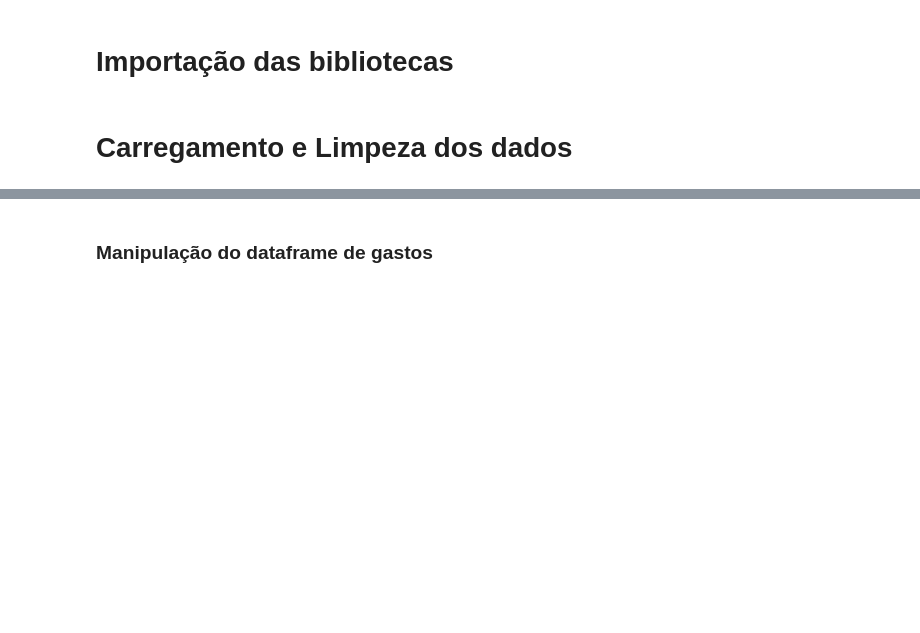
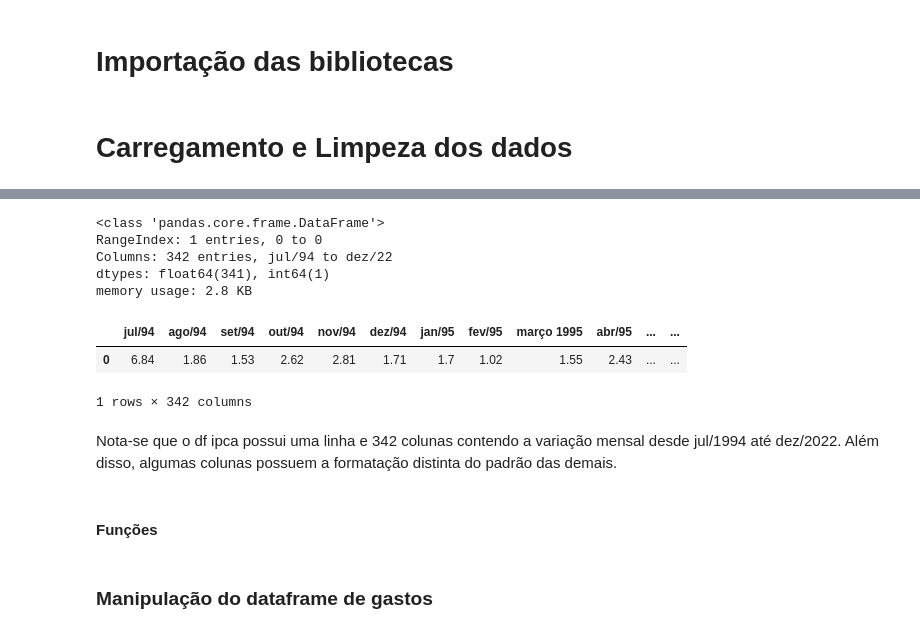
Before and after one commit to marpolos/projeto_tecnicas_de_programacao, a Jupyter notebook: cartao_corporativo.ipynb, the cells around one changed output, grey strips where cells are left out. Saved outputs shown, nothing was run; the diff lists cells and outputs as text; code cells hidden in the pictures; blank space fills up the shorter version.

```diff
--- a/cartao_corporativo.ipynb
+++ b/cartao_corporativo.ipynb
@@ -8,11 +8,11 @@ warnings.simplefilter('ignore')
 # %% [markdown]
 # Carregamento e Limpeza dos dados
 # %%
-gastos_carregados = pd.read_csv(
-    'https://www.gov.br/secretariageral/pt-br/acesso-a-informacao/informacoes-classificadas-e-desclassificadas/Planilha12003a2022.csv',
-    encoding='latin1', delimiter=';')
-ipca_carregado = pd.read_csv('Arquivos_suporte/IPCA mensal 1994-2022.csv',
-    encoding='utf-8', delimiter=';')
+url_gastos = 'https://www.gov.br/secretariageral/pt-br/acesso-a-informacao/informacoes-classificadas-e-desclassificadas/Planilha12003a2022.csv'
+url_ipca = 'Arquivos_suporte/IPCA mensal 1994-2022.csv'
+# %%
+gastos_carregados = pd.read_csv(url_gastos,encoding='latin1', delimiter=';')
+ipca_carregado = pd.read_csv(url_ipca,encoding='utf-8', delimiter=';')
 # %%
 gastos = gastos_carregados.copy()
 ipca = ipca_carregado.copy()
@@ -18,0 +82,20 @@ ipca = ipca_carregado.copy()
+# %%
+# Identificação inicial das colunas e tipos de dados para o conjunto de dados
+# de gastos
+ipca.info()
+# %% [output]
+<class 'pandas.core.frame.DataFrame'>
+RangeIndex: 1 entries, 0 to 0
+Columns: 342 entries, jul/94 to dez/22
+dtypes: float64(341), int64(1)
+memory usage: 2.8 KB
+# %%
+display(ipca)
+# %% [output]
+|  | jul/94 | ago/94 | set/94 | out/94 | nov/94 | dez/94 | jan/95 | fev/95 | março 1995 | abr/95 | ... | ... |
+| 0 | 6.84 | 1.86 | 1.53 | 2.62 | 2.81 | 1.71 | 1.7 | 1.02 | 1.55 | 2.43 | ... | ... |
+1 rows × 342 columns
+# %% [markdown]
+Nota-se que o df ipca possui uma linha e 342 colunas contendo a variação mensal desde jul/1994 até dez/2022. Além disso, algumas colunas possuem a formatação distinta do padrão das demais.
+# %% [markdown]
+#### Funções
```
Also changed, not shown: parts of 57 cells of this notebook.
